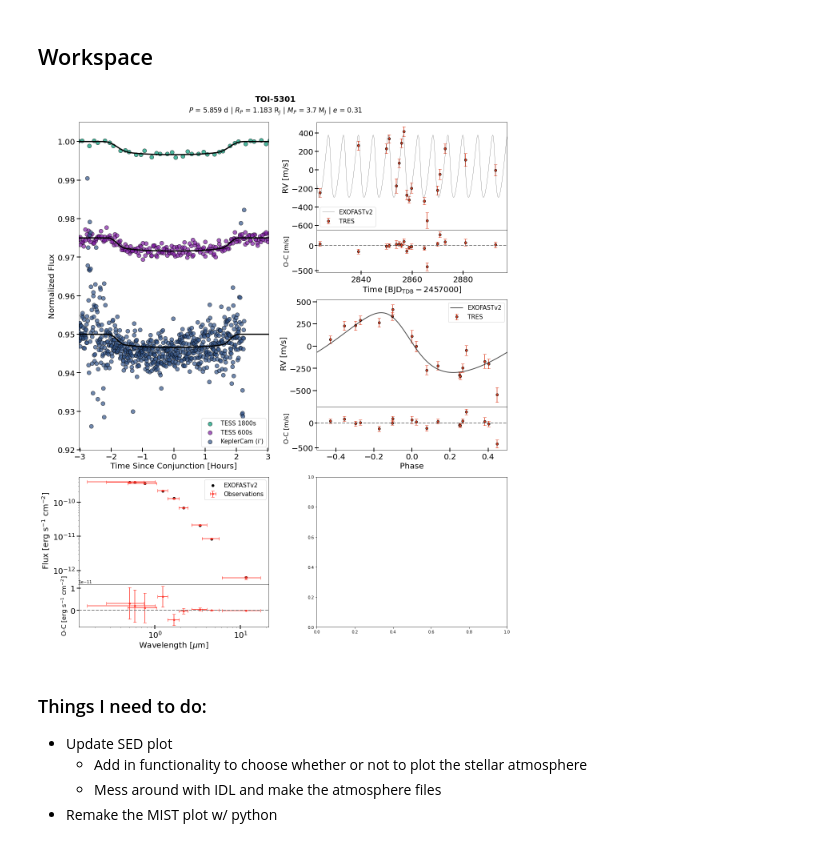
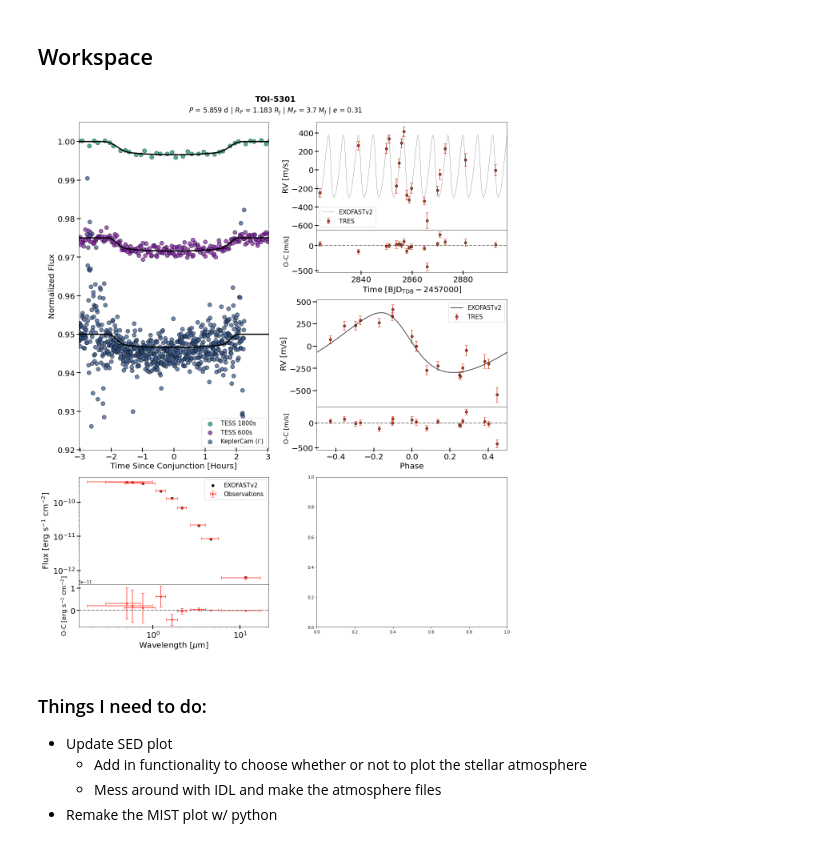
Before and after one commit to jackschulte/system_figure_pipeline, a Jupyter notebook: singleplanetpanel.ipynb, the cells around one changed output. Drawn from its saved outputs; the diff is of its cells as text; code cells hidden in the pictures.

```diff
--- a/singleplanetpanel.ipynb
+++ b/singleplanetpanel.ipynb
@@ -235,7 +235,7 @@ def gen1pagefig(object_name, lcnames, rvnames, path = 'data/', file_prefix = '.M
 
     # Bandpass effective widths to represent the errors of the SED plot (from the SVO filter profile service)
     # [Gaia G, Gbp, Grp, 2MASS J, H, Ks, WISE W1, W2, W3]
-    Weff = np.array([4203.61, 2333.06, 2842.11, 1624.32, 2509.40, 2618.87, 6626.42, 10422.66, 55055.23]) * u.AA
+    Weff = np.array([4052.97, 2157.50, 2924.44, 1624.32, 2509.40, 2618.87, 6626.42, 10422.66, 55055.23]) * u.AA
     Weff = (Weff.to(u.micron)).value
 
     ####################
@@ -436,27 +436,27 @@ def gen1pagefig(object_name, lcnames, rvnames, path = 'data/', file_prefix = '.M
 # %%
 # Lightcurve file names for Cargo 3 targets
 lcnames_1855 = ['TESS 1800', 'Bergeron (r\')', 'MuSCAT2 (g\')', 'MuSCAT2 (i\')', 'MuSCAT2 (r\')', 'MuSCAT2 (z\')', 'DSW (g\')', 'LCO-CTIO (z\')', 'TESS 120', 'SOAR (i\')']
 lcnames_2107 = ['TESS 1800', 'LCO-SSO (i\')', 'TESS 600', 'LCO-SAAO (g\')', 'LCO-SAAO (z\')', 'TRAPPIST-South (B)']
 lcnames_2368 = ['TESS 1800', 'TESS 1800', 'El Sauce (R)', 'Hwd (R)', 'TESS 600', 'LCO-SSO (g\')', 'LCO-SSO (i\')', 'TESS 600', 'SOAR (i\')', 'TESS 120', \
     'TESS 120', 'LCO-CTIO 27s (i\')', 'LCO-CTIO 40s (i\')']
 lcnames_3129 = ['TESS 1800', 'TESS 600', 'Brierfield (R)', 'LCO-CTIO (i\')', 'SOAR (i\')']
 lcnames_3321 = ['TESS 1800', 'TESS 1800', 'LCO-SAAO (z\')']
 lcnames_3894 = ['TESS 1800', 'TESS 1800', 'TESS 1800', 'KeplerCam (i\')', 'TESS 120', 'KeplerCam (B)', 'Acton Sky Portal (R)']
 lcnames_3919 = ['TESS 1800', 'TESS 1800', 'CALOU (R)', 'TESS 120', 'TESS 120', 'KeplerCam (i\')', 'WCO (r\')', 'LCO-McD (i\')']
 lcnames_4153 = ['TESS 1800', 'TESS 1800', 'TESS 1800', 'TESS 1800', 'TESS 1800', 'TESS 120', 'MSU (V) 2022-07-03', 'MSU (V) 2022-08-09', 'CRCAO-KU (B)', 'CRCAO-KU (I)', 'TESS 120', 'TESS 120', 'TESS 120']
 lcnames_5232 = ['TESS 1800', 'TESS 600', 'TESS 600', 'TESS 600', 'TESS 600', 'ULMT (R)', 'LCO-McD (i\')']
 lcnames_5301 = ['TESS 1800', 'TESS 600', 'TESS 600', 'KeplerCam (i\')']
 
 # RV instruments
 rvnames_2107 = ['CHIRON (fiber)', 'CHIRON (slicer)']
 rvnames_3894 = ['NEID', 'TRES']
 
 # Running the pipeline
 object_name = 'TOI-5301'
 rvnames = ['TRES']
-gen1pagefig(object_name, lcnames_5301, rvnames, external_MIST=False, tranplot_ylim=[0.92, 1.005])
+gen1pagefig(object_name, lcnames_5301, rvnames, external_MIST=False, tranplot_ylim=[0.92, 1.005], save = True)
 # %% [output]
-[figure, old version]
+[figure, new version]
 # %% [markdown]
 ### Things I need to do:
 - Update SED plot
```
